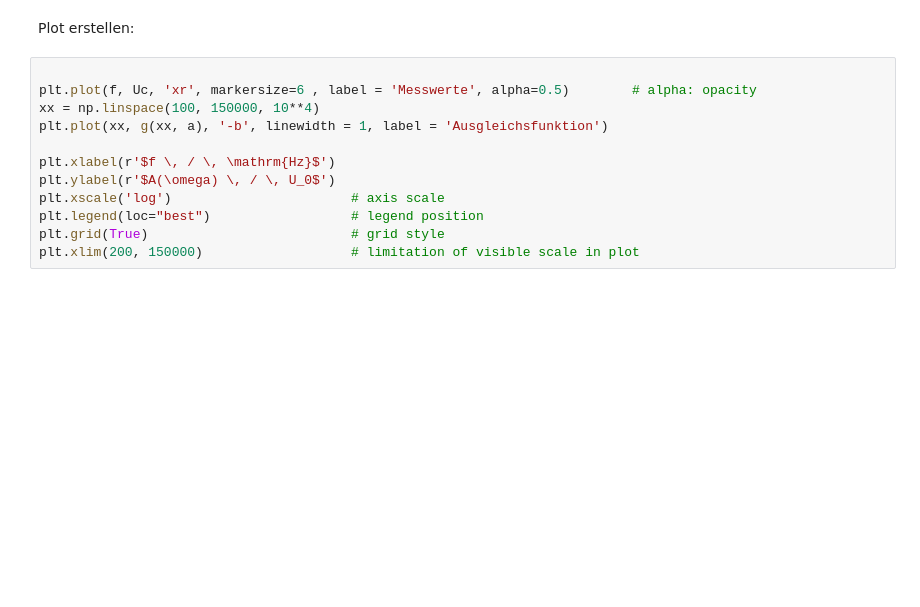
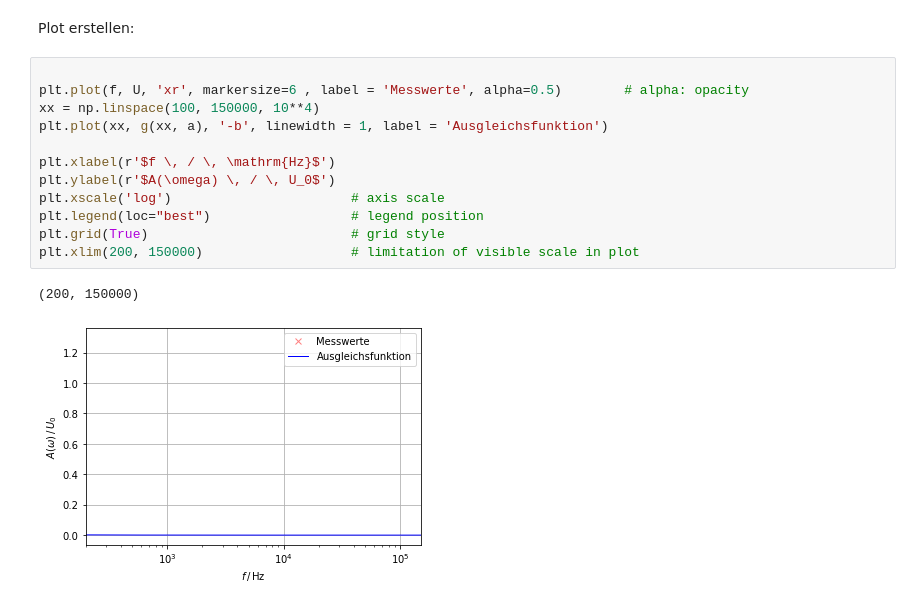
Before and after one commit to waerther/grundpraktikum2, a Jupyter notebook: v500/auswertung.ipynb, the cells around one changed output. Cells and saved outputs as stored; diff of their text form; blank space fills up the shorter version.

```diff
--- a/v500/auswertung.ipynb
+++ b/v500/auswertung.ipynb
@@ -57,13 +109,16 @@ print('T = (%.3f +- %.3f )10^-6' % (noms(T), stds(T)))
 Plot erstellen:
 # %%
 
-plt.plot(f, Uc, 'xr', markersize=6 , label = 'Messwerte', alpha=0.5)        # alpha: opacity
+plt.plot(f, U, 'xr', markersize=6 , label = 'Messwerte', alpha=0.5)        # alpha: opacity
 xx = np.linspace(100, 150000, 10**4)
 plt.plot(xx, g(xx, a), '-b', linewidth = 1, label = 'Ausgleichsfunktion')
 
 plt.xlabel(r'$f \, / \, \mathrm{Hz}$')
 plt.ylabel(r'$A(\omega) \, / \, U_0$')
 plt.xscale('log')                       # axis scale
 plt.legend(loc="best")                  # legend position
 plt.grid(True)                          # grid style
 plt.xlim(200, 150000)                   # limitation of visible scale in plot
+# %% [output]
+(200, 150000)
+[figure, added]
```
Also changed, not shown: parts of 4 cells of this notebook, 14 other files.
